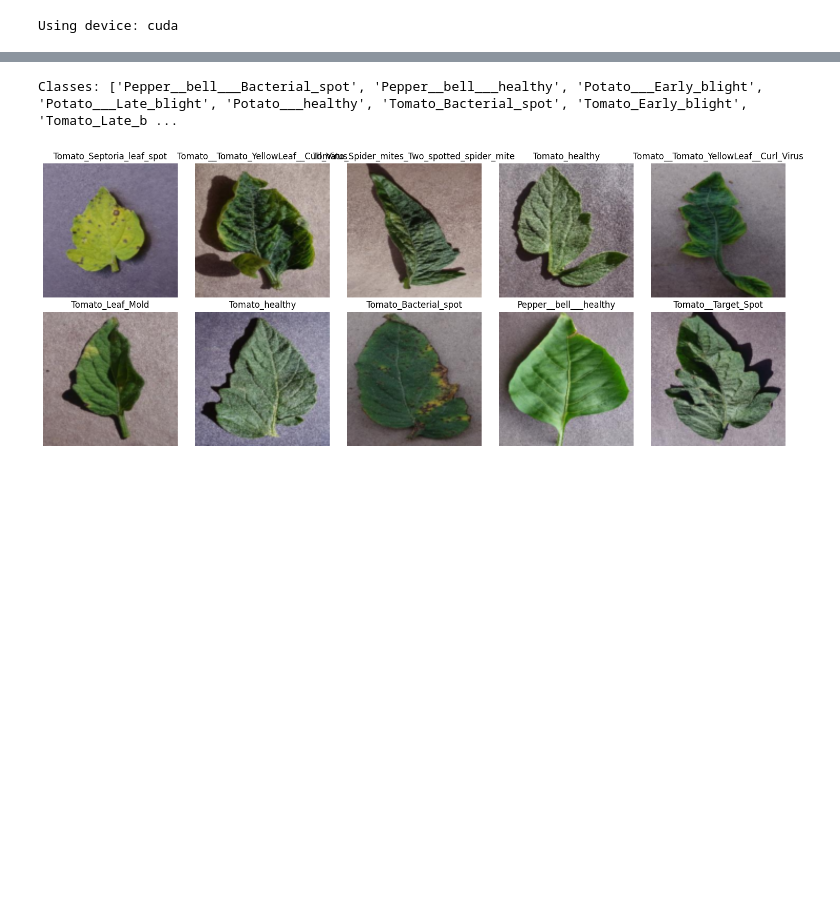
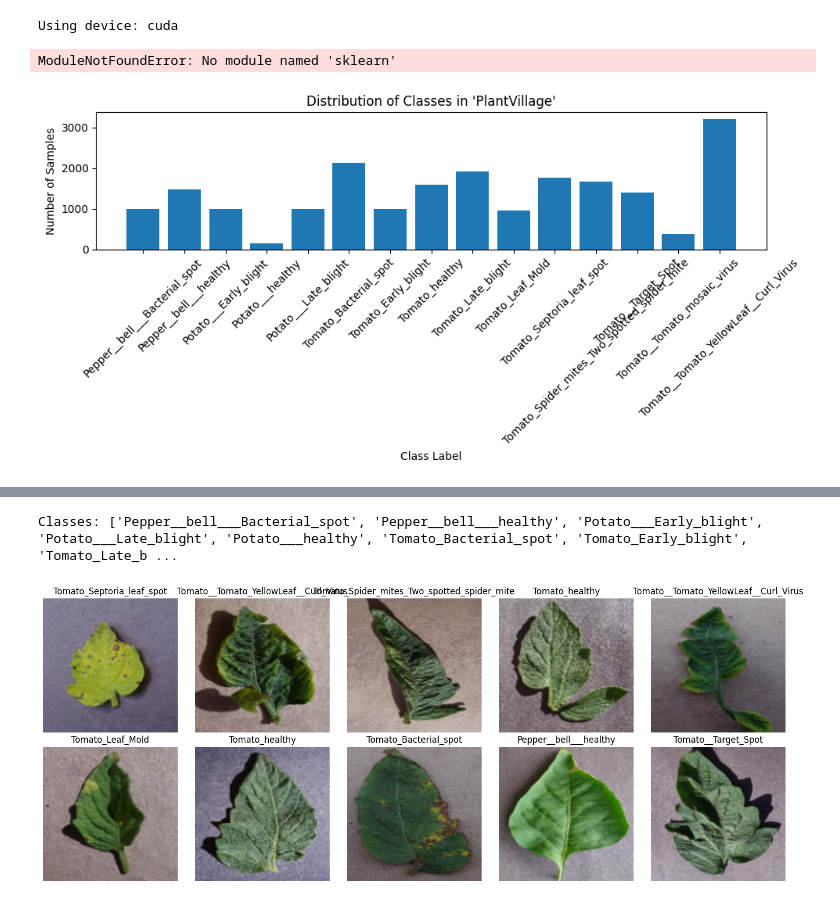
Before and after one commit to geommax/machinelearning.ai, a Jupyter notebook: 01_cnn_scratch/03_plant_diseases_classification_pytorch.ipynb, the cells around one changed output, grey strips where cells are left out. Drawn from its saved outputs; the diff is of its cells as text; code cells hidden in the pictures; blank space fills up the shorter version.

```diff
--- a/01_cnn_scratch/03_plant_diseases_classification_pytorch.ipynb
+++ b/01_cnn_scratch/03_plant_diseases_classification_pytorch.ipynb
@@ -25,3 +21,58 @@ splitted_data_dir = r'D:\00_google_classroom\pytorch'
+# %%
+from sklearn.model_selection import train_test_split
+import shutil
+
+# --- 3.1. Split Dataset into Train/Valid/Test Folders ---
+splitted_data_dir = r'D:\00_google_classroom\pytorch'
+
+def split_dataset(source_dir, dest_dir, train_ratio=0.7, valid_ratio=0.15, test_ratio=0.15, seed=42):
+    random.seed(seed)
+    np.random.seed(seed)
+    classes = [d for d in os.listdir(source_dir) if os.path.isdir(os.path.join(source_dir, d))]
+    for split in ['train', 'valid', 'test']:
+        split_path = os.path.join(dest_dir, split)
+        os.makedirs(split_path, exist_ok=True)
+        for cls in classes:
+            os.makedirs(os.path.join(split_path, cls), exist_ok=True)
+
+    for cls in classes:
+        cls_dir = os.path.join(source_dir, cls)
+
+        images = [f for f in os.listdir(cls_dir) if os.path.isfile(os.path.join(cls_dir, f))]
+
+        train_imgs, temp_imgs = train_test_split(images, test_size=(1-train_ratio), random_state=seed)
+
+        valid_imgs, test_imgs = train_test_split(temp_imgs, test_size=test_ratio/(test_ratio+valid_ratio), random_state=seed)
+
+        splits = {'train': train_imgs, 'valid': valid_imgs, 'test': test_imgs}
+
+        for split, split_imgs in splits.items(): # split_imgs is a list of images for each split
+            for img in split_imgs:
+                src = os.path.join(cls_dir, img)
+                dst = os.path.join(dest_dir, split, cls, img)
+                shutil.copy2(src, dst)
+
+split_dataset(data_dir, splitted_data_dir)
+print("Dataset split completed.")
+# %% [output]
+ModuleNotFoundError: No module named 'sklearn'
+# %%
+class_counts = {}
+for cls in os.listdir(data_dir):
+    cls_path = os.path.join(data_dir, cls)
+    if os.path.isdir(cls_path):
+        class_counts[cls] = len([f for f in os.listdir(cls_path) if os.path.isfile(os.path.join(cls_path, f))])
+
+plt.figure(figsize=(10,5))
+plt.bar(class_counts.keys(), class_counts.values())
+plt.xlabel("Class Label")
+plt.ylabel("Number of Samples")
+plt.title("Distribution of Classes in 'PlantVillage'")
+plt.xticks(rotation=45)
+plt.tight_layout()
+plt.show()
+# %% [output]
+[figure, added]
 # %%
 # --- 4. Image Transformations ---
 img_size = 128
```
Also changed, not shown: parts of 9 cells of this notebook.
